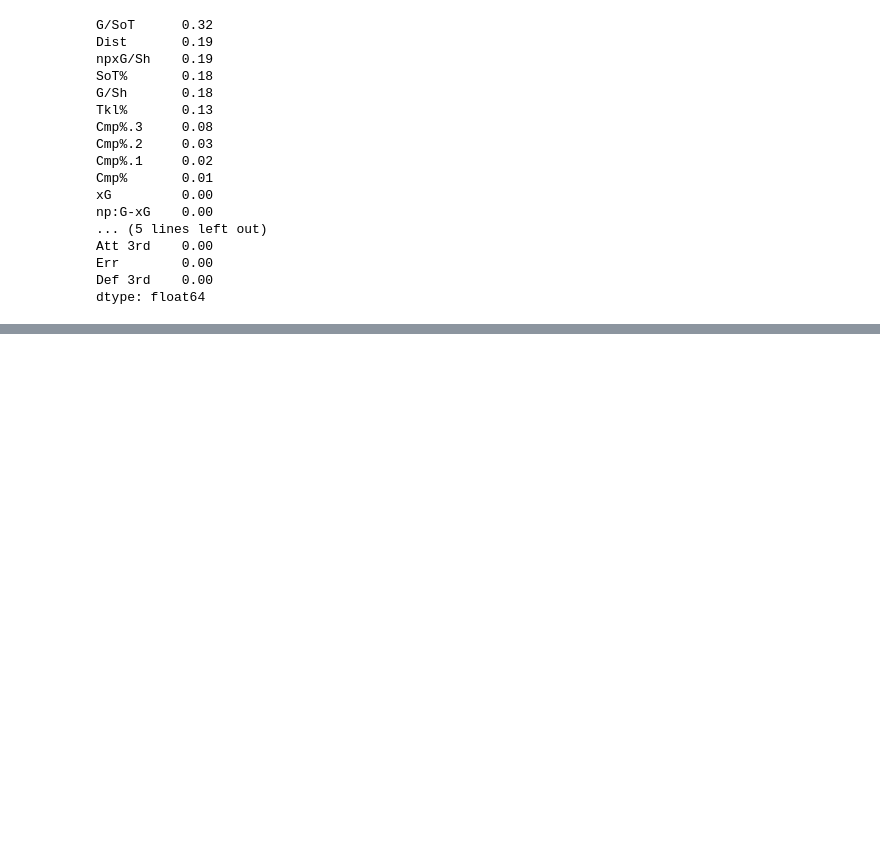
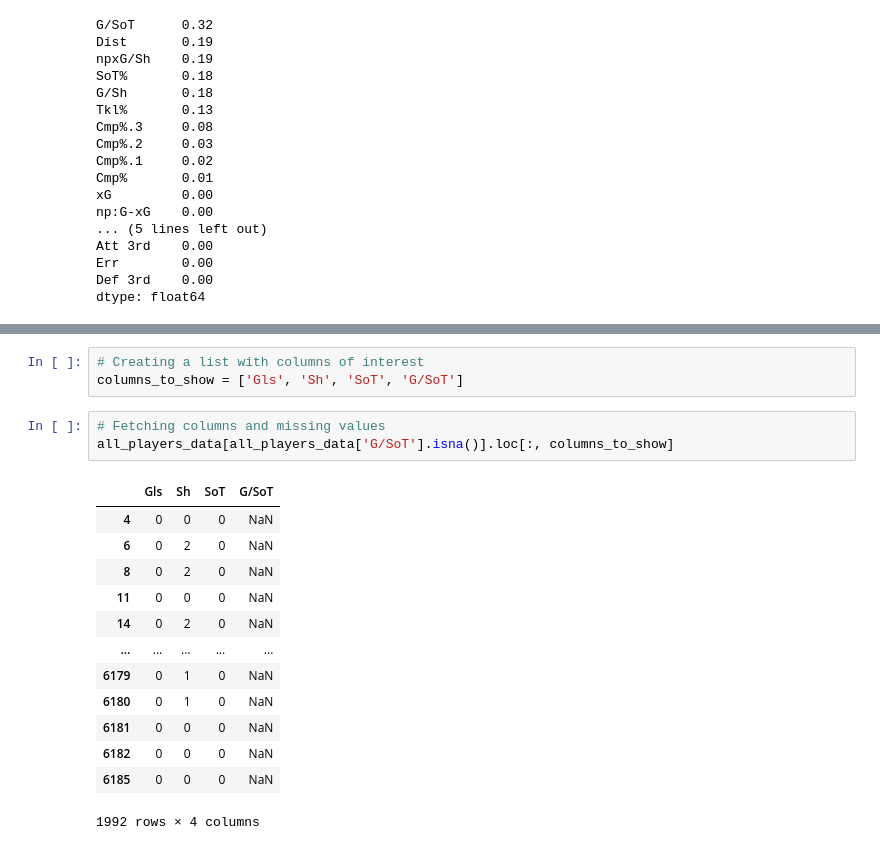
Before and after one commit to dnsrsdata/Football_Player_Rec_Syst, a Jupyter notebook: notebooks/ETL_Playground.ipynb, the cells around one changed output, grey strips where cells are left out. Drawn from its saved outputs; the diff is of its cells as text; blank space fills up the shorter version.

Commit message:
Mapping and treating columns with little missing

```diff
--- a/notebooks/ETL_Playground.ipynb
+++ b/notebooks/ETL_Playground.ipynb
@@ -767,0 +790,20 @@ dtype: float64
+# %%
+# Creating a list with columns of interest
+columns_to_show = ['Gls', 'Sh', 'SoT', 'G/SoT']
+# %%
+# Fetching columns and missing values
+all_players_data[all_players_data['G/SoT'].isna()].loc[:, columns_to_show]
+# %% [output]
+|  | Gls | Sh | SoT | G/SoT |
+| 4 | 0 | 0 | 0 | NaN |
+| 6 | 0 | 2 | 0 | NaN |
+| 8 | 0 | 2 | 0 | NaN |
+| 11 | 0 | 0 | 0 | NaN |
+| 14 | 0 | 2 | 0 | NaN |
+| ... | ... | ... | ... | ... |
+| 6179 | 0 | 1 | 0 | NaN |
+| 6180 | 0 | 1 | 0 | NaN |
+| 6181 | 0 | 0 | 0 | NaN |
+| 6182 | 0 | 0 | 0 | NaN |
+| 6185 | 0 | 0 | 0 | NaN |
+1992 rows × 4 columns
```
Also changed, not shown: parts of 9 cells of this notebook.
